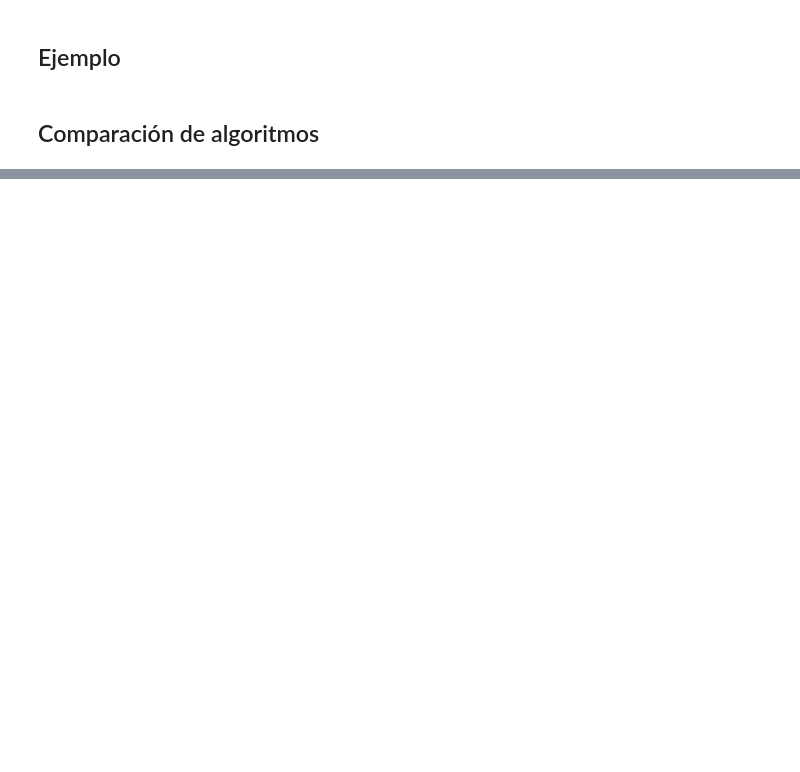
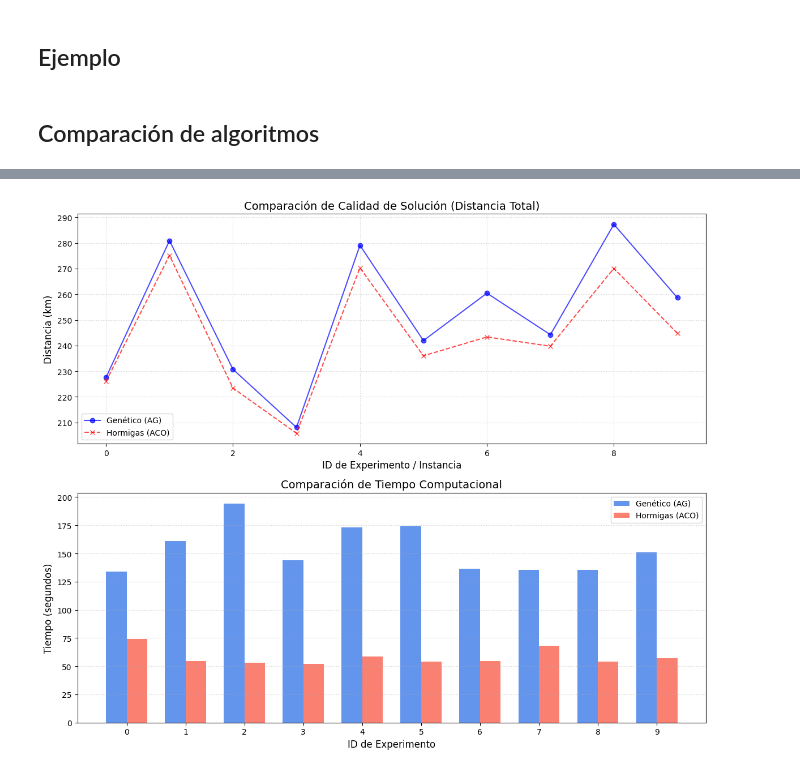
Before and after one commit to steffanylars/MA2015_DisenoAlgoritmosMatematicosBioinspirados, a Jupyter notebook: MA2015_SP_TSP.ipynb, the cells around one changed output, grey strips where cells are left out. Drawn from its saved outputs; the diff is of its cells as text; code cells hidden in the pictures; blank space fills up the shorter version.

```diff
--- a/MA2015_SP_TSP.ipynb
+++ b/MA2015_SP_TSP.ipynb
@@ -606,7 +733,7 @@ grafos_150 = []
 
 
 for i in range(10):
-    distancias, metadatos = construir_grafo_completo("direcciones_lat_lon.csv",150, semilla=i)
+    distancias, metadatos = construir_grafo_completo("direcciones_lat_lon_limpio.csv",150, semilla=i)
 
     experimento = {
         'id_experimento': i,
@@ -621,10 +748,10 @@ for i in range(10):
 
 
 PARAMS = {
-    'tam_poblacion': 100,
-    'generaciones': 200,
+    'tam_poblacion': 500,
+    'generaciones': 800,
     'tasa_mutacion': 0.1,
-    'elite_size': 10
+    'elite_size': 15
 }
 
 print(f" Iniciando Algoritmo Genético en {len(grafos_150)} grafos...")
@@ -633,7 +760,7 @@ for exp in grafos_150:
     grafo = exp['distancias']
     lista_ids = list(exp['info_nodos'].keys())
 
-    resultado = algoritmo_genetico_tsp(
+    resultado = algoritmo_genetico_tsp_mejorado(
         grafo_distancias=grafo,
         lista_nodos_ids=lista_ids,
         tam_poblacion=PARAMS['tam_poblacion'],
@@ -1016,0 +1158,8 @@ df
+# %%
+df = generar_reporte_completo(grafos_150)
+
+df['Ruta Normalizada AG'] = df['Solucion AG'].apply(lambda x: normalizar_ciclo(eval(x)))
+df['Ruta Normalizada ACO'] = df['Solucion ACO'].apply(lambda x  : normalizar_ciclo(eval(x)))
+df.to_csv("Reporte_Comparativo_TSP_150nodos.csv", index=False)
+# %% [output]
+[figure, added]
```
Also changed, not shown: parts of 22 cells of this notebook.
